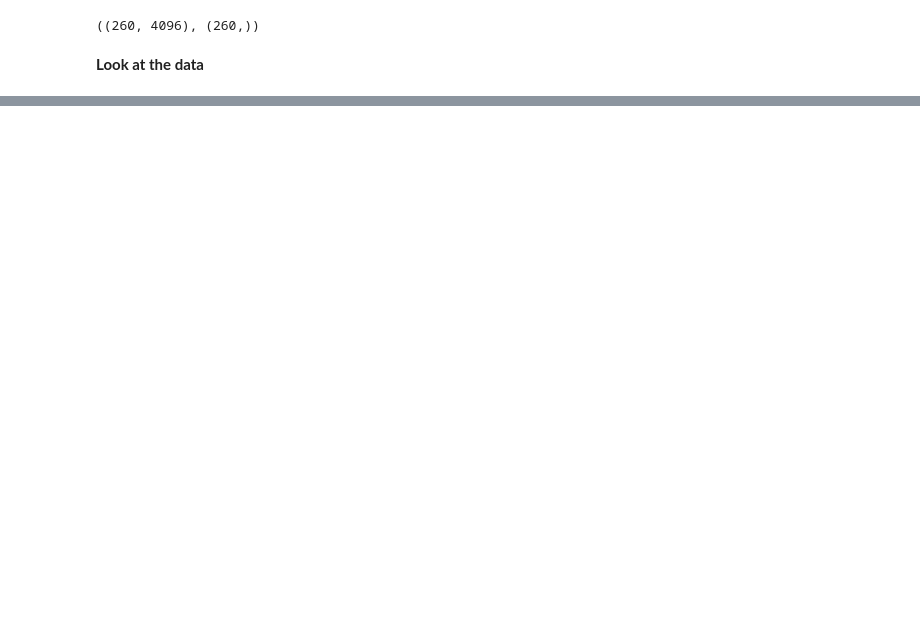
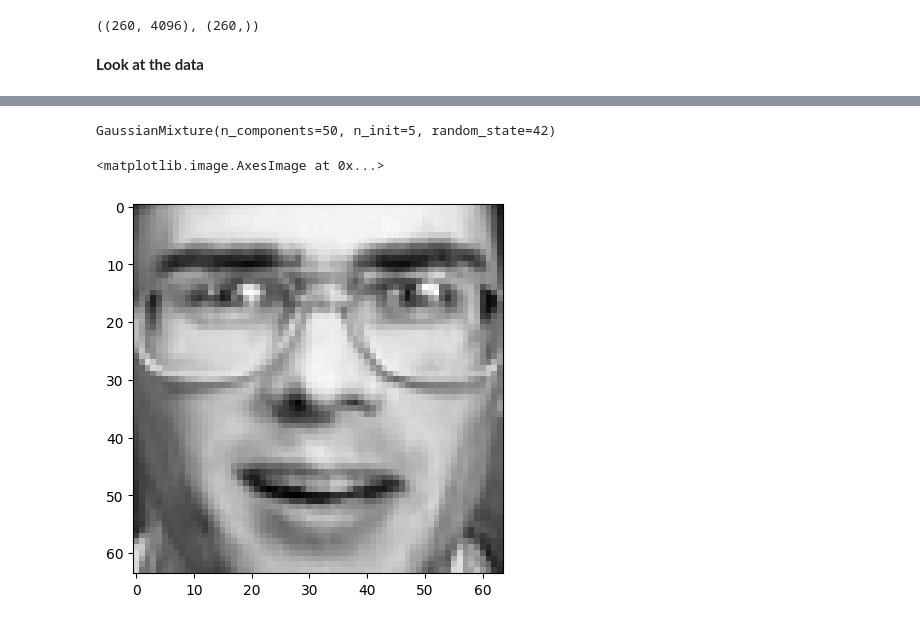
Before and after one commit to the-gauss/tiny-projects-ml, a Jupyter notebook: olivetti_faces/olivetti_faces.ipynb, the cells around one changed output, grey strips where cells are left out. Saved outputs shown, nothing was run; the diff lists cells and outputs as text; code cells hidden in the pictures; blank space fills up the shorter version.

Commit message:
olivetti faces finished

```diff
--- a/olivetti_faces/olivetti_faces.ipynb
+++ b/olivetti_faces/olivetti_faces.ipynb
@@ -55,0 +161,19 @@ draw_faces(X_train, 2, 5)
+# %%
+X_train_c = pca.fit_transform(X_train)
+X_val_c = pca.transform(X_val)
+# %%
+gmm.fit(np.r_[X_train_c])
+# %% [output]
+GaussianMixture(n_components=50, n_init=5, random_state=42)
+# %%
+faces = gmm.sample(n_samples=4)
+# %%
+printable_faces = []
+for face in faces[0]:
+    face = pca.inverse_transform(face).reshape(64,64)
+    printable_faces.append(face)
+# %%
+plt.imshow(printable_faces[3], cmap='gray')
+# %% [output]
+<matplotlib.image.AxesImage at 0x...>
+[figure, added]
```
Also changed, not shown: parts of 42 cells of this notebook.
